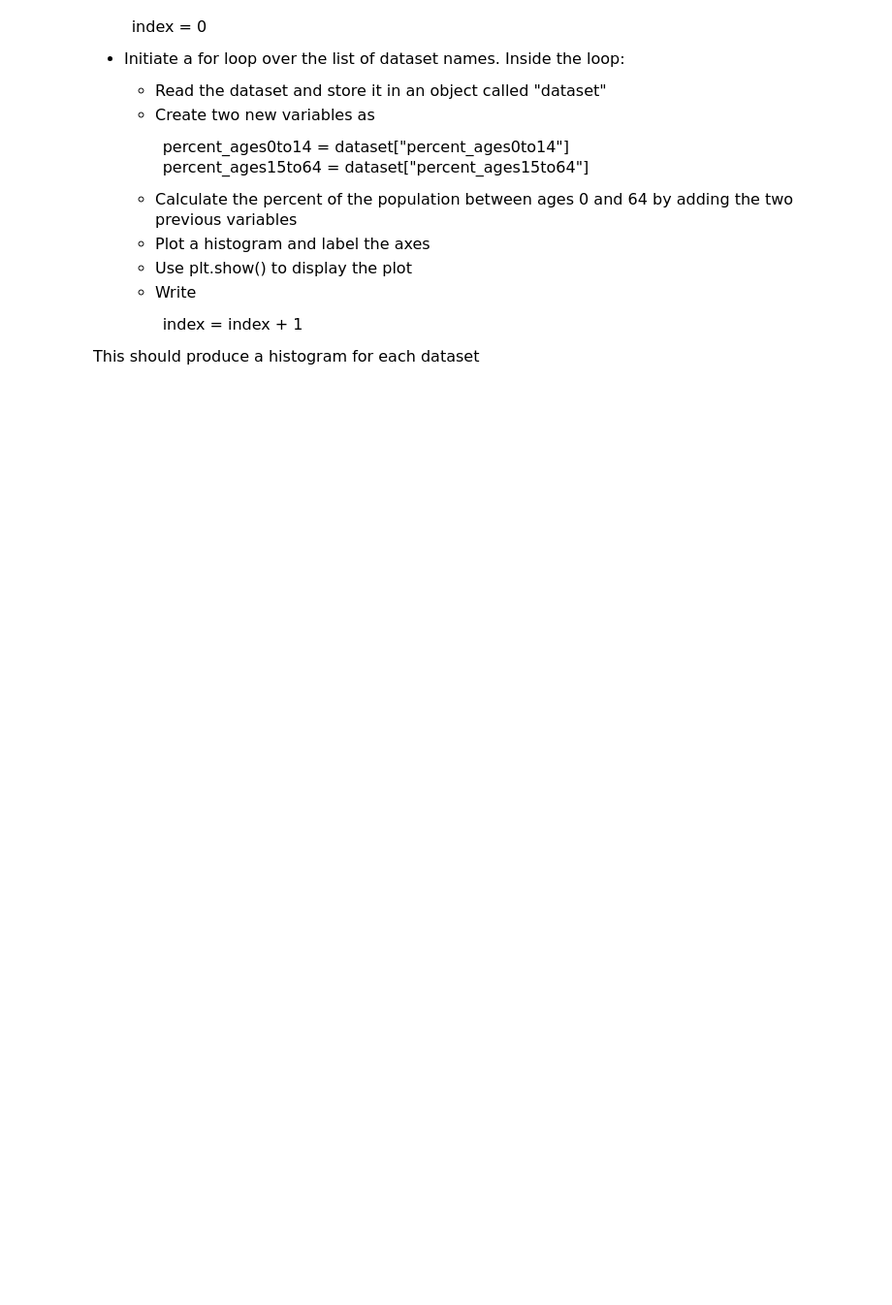
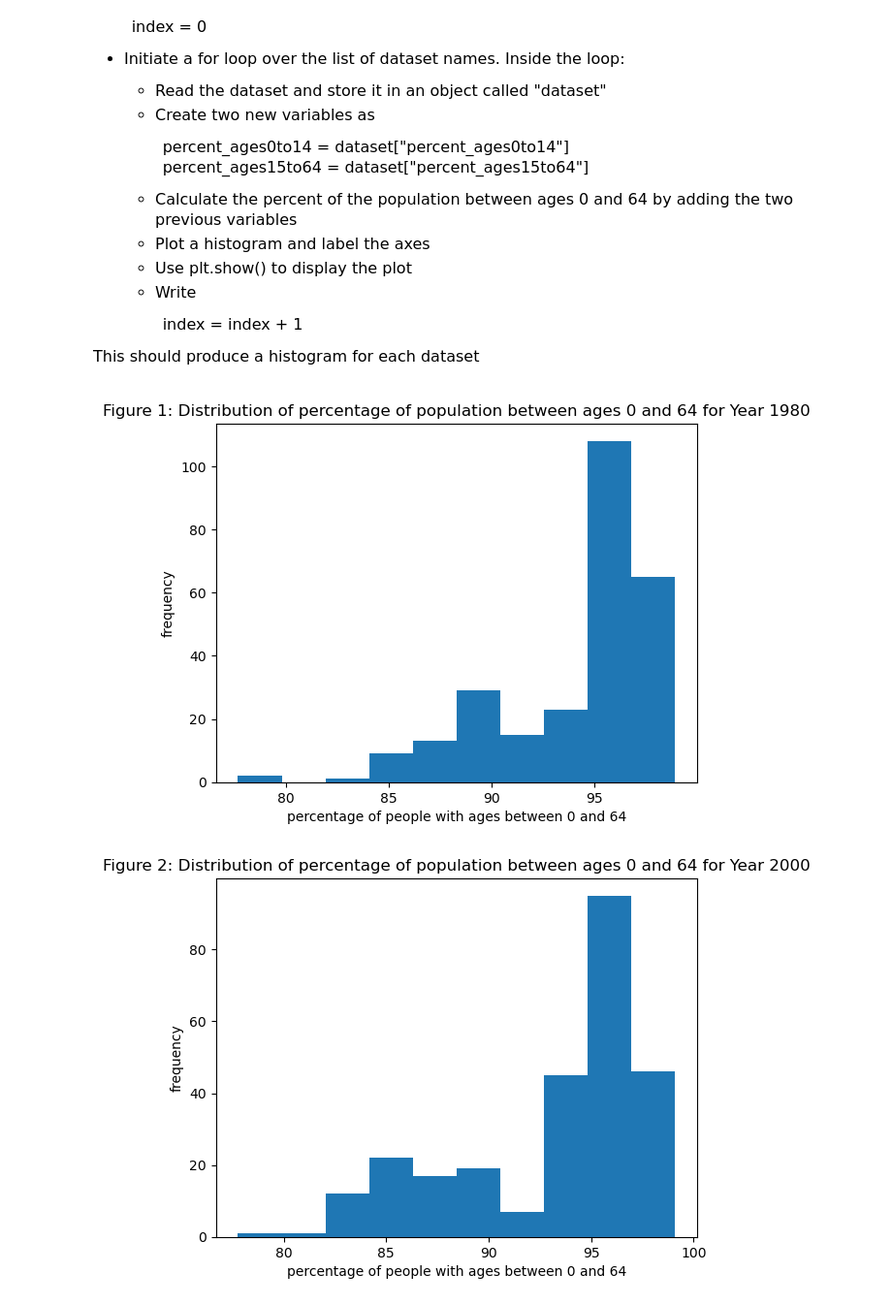
Before and after one commit to Andy10101Su/qtm151_fall_2023, a Jupyter notebook: quizzes/quiz1/quiz_1_andysu.ipynb, the cells around one changed output. Shown: that part at 97% size. Cells and saved outputs as stored; diff of their text form; code cells hidden in the pictures; blank space fills up the shorter version.

Commit message:
quiz1

```diff
--- a/quizzes/quiz1/quiz_1_andysu.ipynb
+++ b/quizzes/quiz1/quiz_1_andysu.ipynb
@@ -104,6 +112,8 @@ To answer this question, you need to browse the Quiz folder
 You will find three datasets on the distribution of ages worldwide
 # %%
 # Write your own code
+datasets_name = ["wdi_ages1980","wdi_ages2000","wdi_ages2020"]
+datasets_year = [1980,2000,2020]
 # %% [markdown]
 <font size = "5">
 
@@ -147,3 +164,23 @@ Note: Check that you did it correctly by trying to open your new excel files out
+# %%
+# Write your own code:
+oldnames = [None]*3
+index = 0
+for name in datasets_name:
+    oldnames[index]="data_quiz/" + name + ".csv"
+    index = index +1
+
+list_newnames = [None]*3
+index = 0
+for name in datasets_name:
+    list_newnames[index]="data_excel/"+name+".xlsx"
+    index = index+1
+
+index = 0
+for tempname in oldnames:
+    dataset = pd.read_csv(tempname)
+    filename = list_newnames[index]
+    dataset.to_excel(filename)
+    index = index +1
 # %% [markdown]
 <font size = "5">
 
@@ -177,0 +213,20 @@ This should produce a histogram for each dataset
+# %%
+# Write your own code:
+
+# the ".csv" dataset names list is already created above, it's called "oldnames"
+
+index = 0
+for name in oldnames:
+    dataset = pd.read_csv(name)
+    percent_ages0to14 = dataset["percent_ages0to14"]
+    percent_ages15to64 = dataset["percent_ages15to64"]
+    percent_0to64 = percent_ages0to14 + percent_ages15to64
+    plt.hist(x = percent_0to64)
+    plt.xlabel("percentage of people with ages between 0 and 64")
+    plt.ylabel("frequency")
+    plt.title("Figure " + str(index+1)+": Distribution of percentage of population between ages 0 and 64 for Year " + str(datasets_year[index]))
+    plt.show()
+    index = index + 1
+# %% [output]
+[figure, added]
+[figure, added]
```
Also changed, not shown: parts of 8 cells of this notebook, 4 other files.
